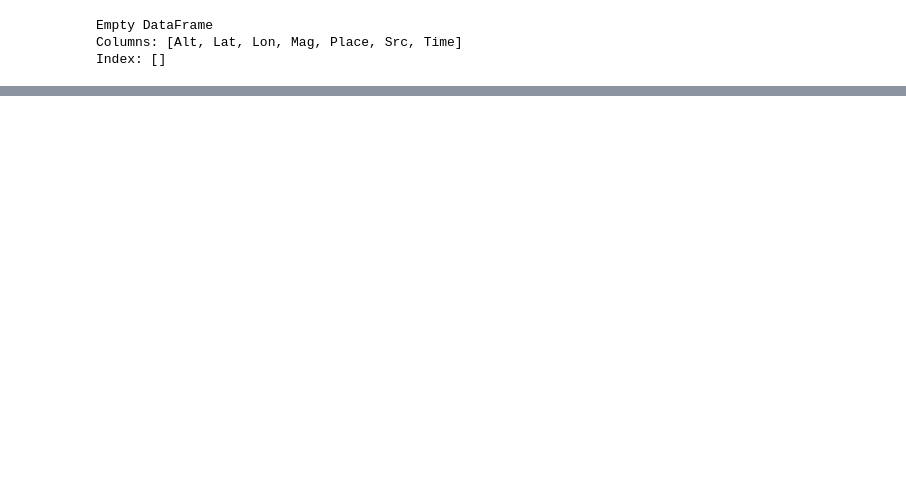
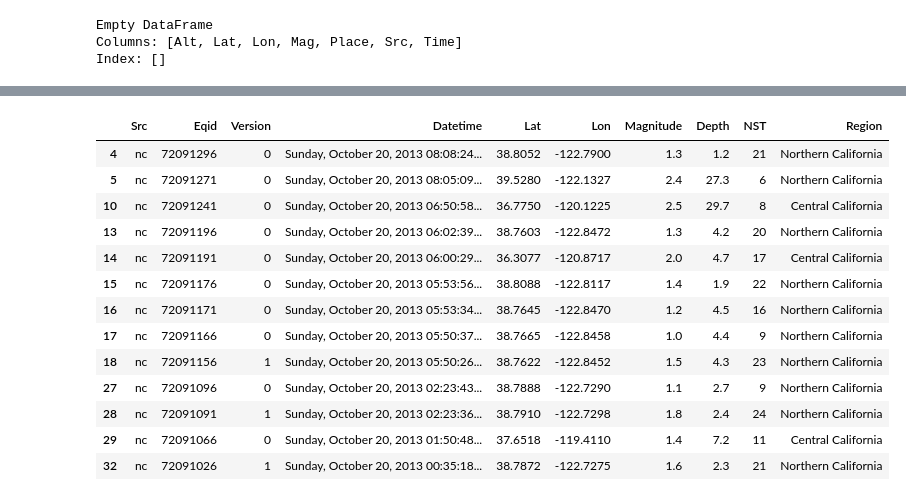
Before and after one commit to reenashah/recent-quakes, a Jupyter notebook: Recent Earthquakes.ipynb, the cells around one changed output, grey strips where cells are left out. Saved outputs shown, nothing was run; the diff lists cells and outputs as text; code cells hidden in the pictures; blank space fills up the shorter version.

```diff
--- a/Recent Earthquakes.ipynb
+++ b/Recent Earthquakes.ipynb
@@ -257,0 +256,17 @@ x[0:4]
+# %%
+northern_california[0:13]
+# %% [output]
+|  | Src | Eqid | Version | Datetime | Lat | Lon | Magnitude | Depth | NST | Region |
+| 4 | nc | 72091296 | 0 | Sunday, October 20, 2013 08:08:24... | 38.8052 | -122.7900 | 1.3 | 1.2 | 21 | Northern California |
+| 5 | nc | 72091271 | 0 | Sunday, October 20, 2013 08:05:09... | 39.5280 | -122.1327 | 2.4 | 27.3 | 6 | Northern California |
+| 10 | nc | 72091241 | 0 | Sunday, October 20, 2013 06:50:58... | 36.7750 | -120.1225 | 2.5 | 29.7 | 8 | Central California |
+| 13 | nc | 72091196 | 0 | Sunday, October 20, 2013 06:02:39... | 38.7603 | -122.8472 | 1.3 | 4.2 | 20 | Northern California |
+| 14 | nc | 72091191 | 0 | Sunday, October 20, 2013 06:00:29... | 36.3077 | -120.8717 | 2.0 | 4.7 | 17 | Central California |
+| 15 | nc | 72091176 | 0 | Sunday, October 20, 2013 05:53:56... | 38.8088 | -122.8117 | 1.4 | 1.9 | 22 | Northern California |
+| 16 | nc | 72091171 | 0 | Sunday, October 20, 2013 05:53:34... | 38.7645 | -122.8470 | 1.2 | 4.5 | 16 | Northern California |
+| 17 | nc | 72091166 | 0 | Sunday, October 20, 2013 05:50:37... | 38.7665 | -122.8458 | 1.0 | 4.4 | 9 | Northern California |
+| 18 | nc | 72091156 | 1 | Sunday, October 20, 2013 05:50:26... | 38.7622 | -122.8452 | 1.5 | 4.3 | 23 | Northern California |
+| 27 | nc | 72091096 | 0 | Sunday, October 20, 2013 02:23:43... | 38.7888 | -122.7290 | 1.1 | 2.7 | 9 | Northern California |
+| 28 | nc | 72091091 | 1 | Sunday, October 20, 2013 02:23:36... | 38.7910 | -122.7298 | 1.8 | 2.4 | 24 | Northern California |
+| 29 | nc | 72091066 | 0 | Sunday, October 20, 2013 01:50:48... | 37.6518 | -119.4110 | 1.4 | 7.2 | 11 | Central California |
+| 32 | nc | 72091026 | 1 | Sunday, October 20, 2013 00:35:18... | 38.7872 | -122.7275 | 1.6 | 2.3 | 21 | Northern California |
```
Also changed, not shown: parts of 11 cells of this notebook, 1 other file.
